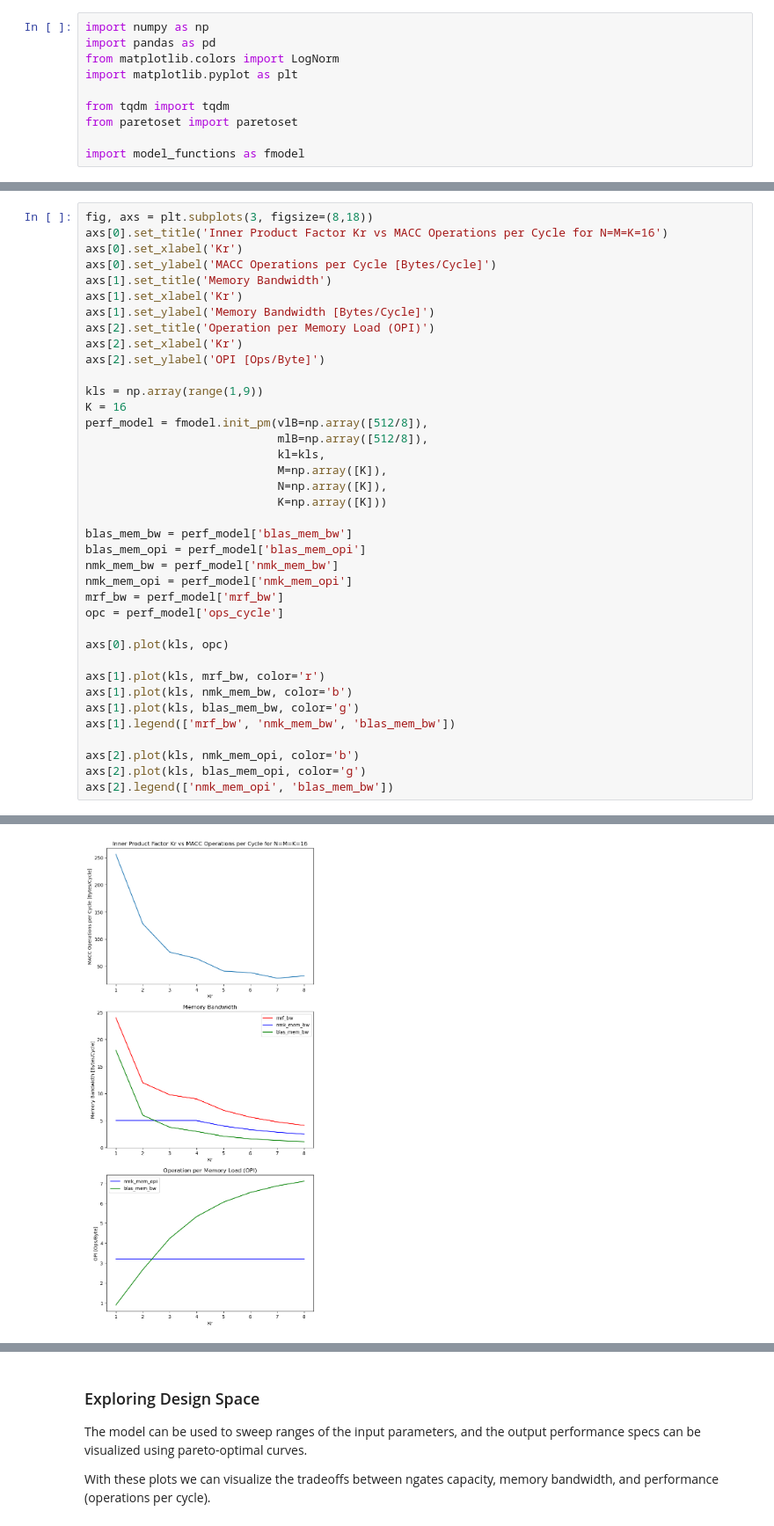
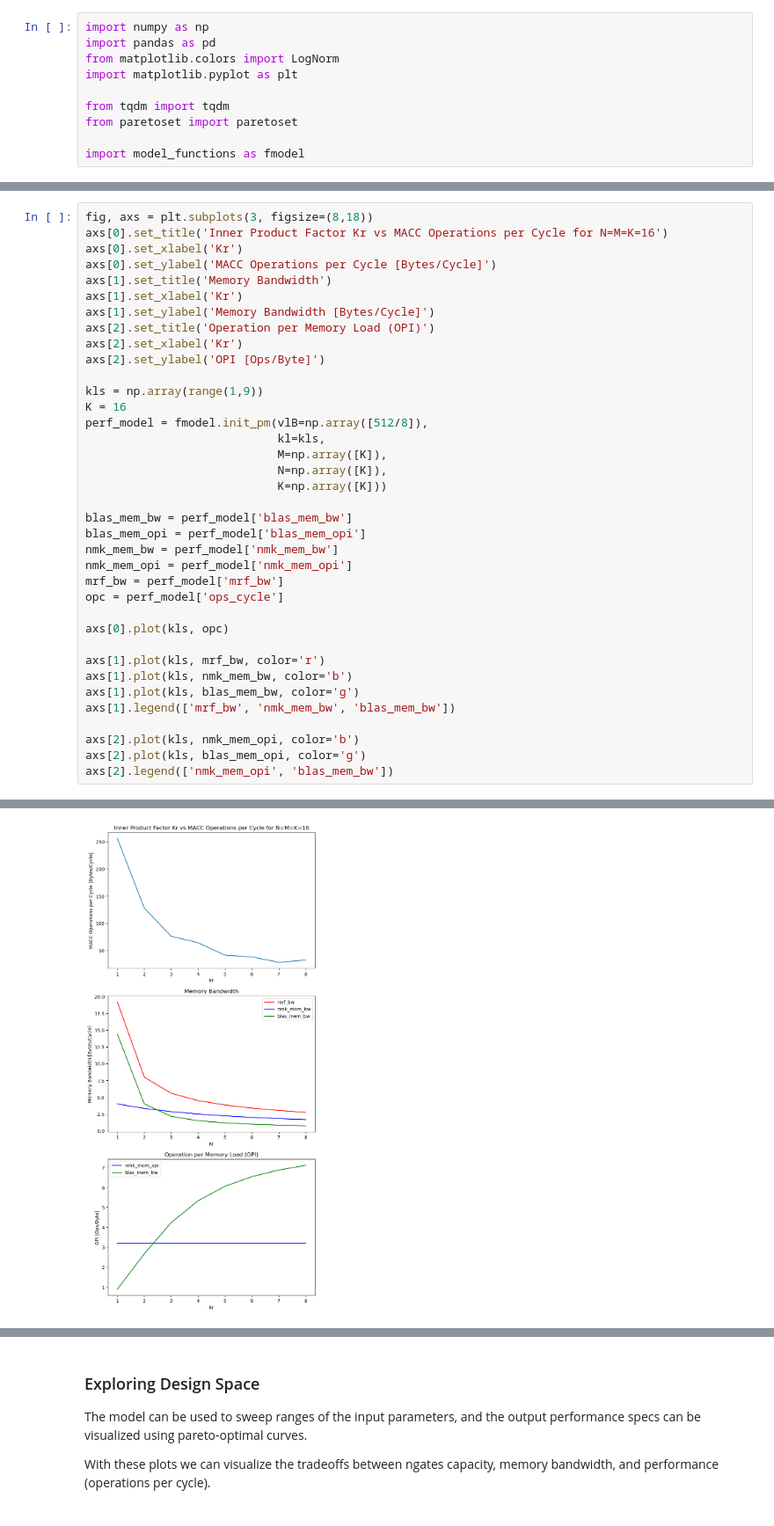
Before and after one commit to miles-rusch-berkeley/opu-model, a Jupyter notebook: reduceK.ipynb, the cells around one changed output, grey strips where cells are left out. Shown at 88% size. Drawn from its saved outputs; the diff is of its cells as text.

```diff
--- a/reduceK.ipynb
+++ b/reduceK.ipynb
@@ -22,35 +47,34 @@ axs[2].set_title('Operation per Memory Load (OPI)')
 axs[2].set_xlabel('Kr')
 axs[2].set_ylabel('OPI [Ops/Byte]')
 
 kls = np.array(range(1,9))
 K = 16
 perf_model = fmodel.init_pm(vlB=np.array([512/8]),
-                            mlB=np.array([512/8]),
                             kl=kls,
                             M=np.array([K]),
                             N=np.array([K]),
                             K=np.array([K]))
 
 blas_mem_bw = perf_model['blas_mem_bw']
 blas_mem_opi = perf_model['blas_mem_opi']
 nmk_mem_bw = perf_model['nmk_mem_bw']
 nmk_mem_opi = perf_model['nmk_mem_opi']
 mrf_bw = perf_model['mrf_bw']
 opc = perf_model['ops_cycle']
 
 axs[0].plot(kls, opc)
 
 axs[1].plot(kls, mrf_bw, color='r')
 axs[1].plot(kls, nmk_mem_bw, color='b')
 axs[1].plot(kls, blas_mem_bw, color='g')
 axs[1].legend(['mrf_bw', 'nmk_mem_bw', 'blas_mem_bw'])
 
 axs[2].plot(kls, nmk_mem_opi, color='b')
 axs[2].plot(kls, blas_mem_opi, color='g')
 axs[2].legend(['nmk_mem_opi', 'blas_mem_bw'])
 # %% [output]
 <matplotlib.legend.Legend at 0x...>
-[figure, old version]
+[figure, new version]
 # %%
 fig, axs = plt.subplots(3, figsize=(8,18))
 axs[0].set_title('Inner Product Factor Kr vs MACC Operations per Cycle for N=M=K=400')
```
Also changed, not shown: parts of 7 cells of this notebook, 4 other files.
